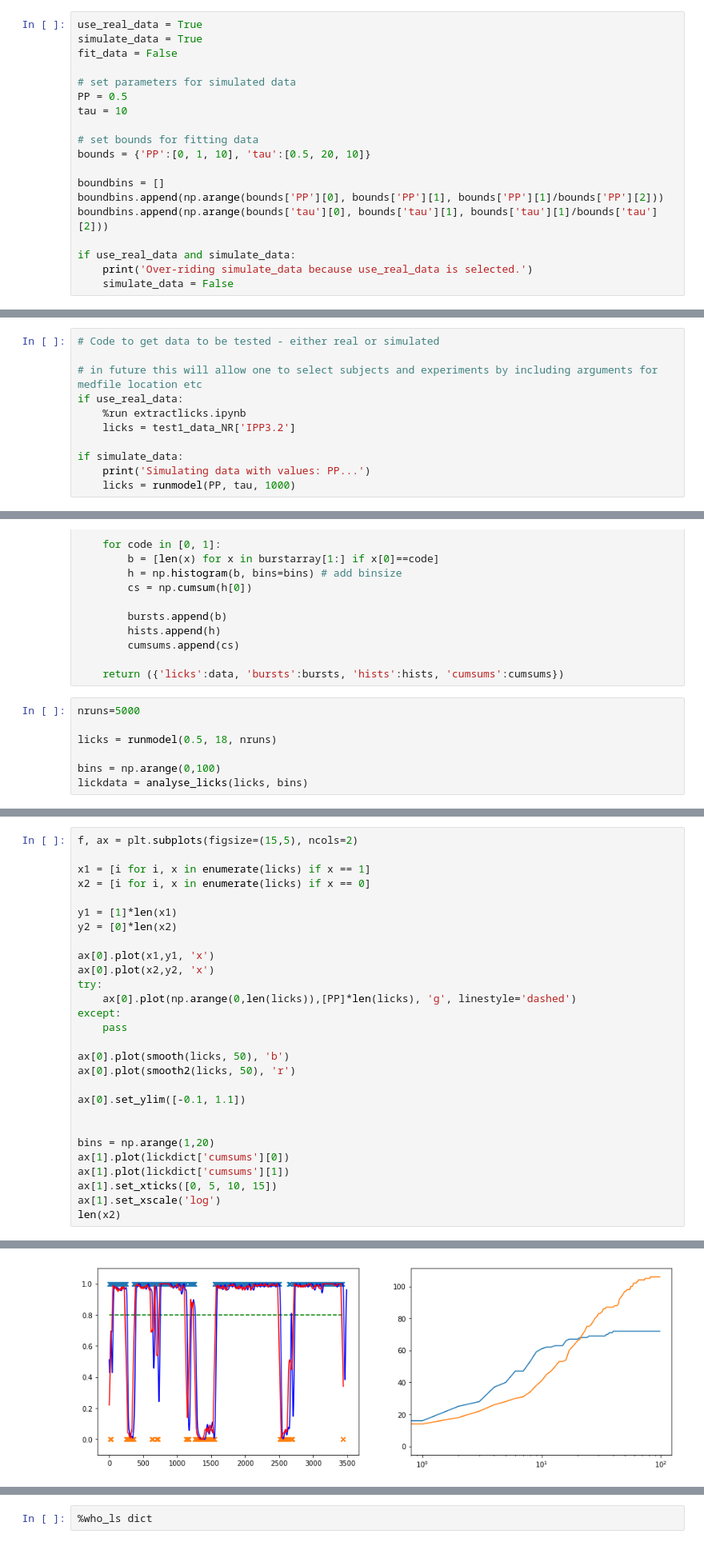
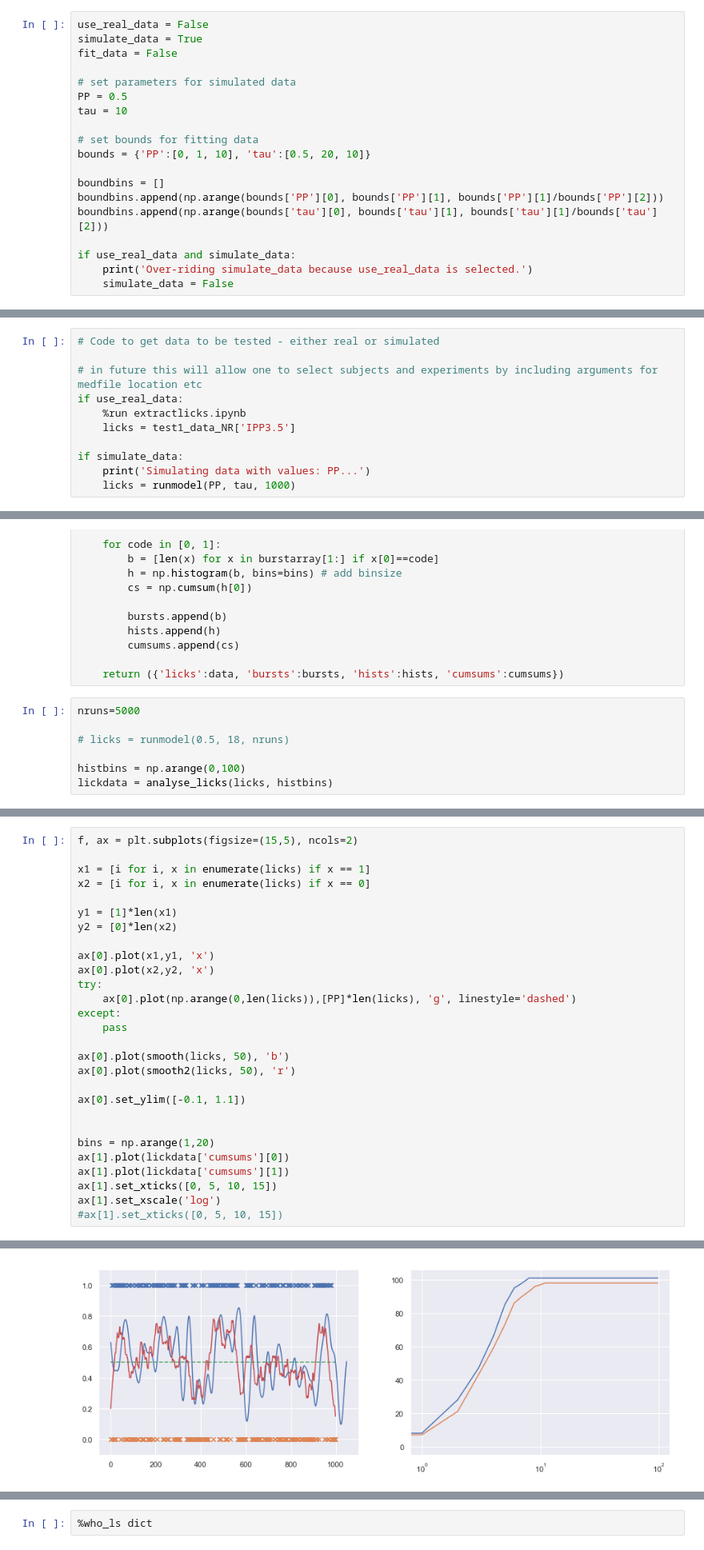
Before and after one commit to mccutcheonlab/lickmodel, a Jupyter notebook: notebooks/lickmodel.ipynb, the cells around one changed output, grey strips where cells are left out. Shown at 80% size. Saved outputs shown, nothing was run; the diff lists cells and outputs as text.

```diff
--- a/notebooks/lickmodel.ipynb
+++ b/notebooks/lickmodel.ipynb
@@ -12,7 +12,7 @@ import matplotlib.gridspec as gridspec
 %matplotlib inline
 %run helperfx
 # %%
-use_real_data = True
+use_real_data = False
 simulate_data = True
 fit_data = False
 
@@ -78,7 +80,7 @@ def update_func(System, licks):
 # in future this will allow one to select subjects and experiments by including arguments for medfile location etc
 if use_real_data:
     %run extractlicks.ipynb
-    licks = test1_data_NR['IPP3.2']
+    licks = test1_data_NR['IPP3.5']
 
 if simulate_data:
     print('Simulating data with values: PP...')
@@ -115,8 +116,8 @@ def analyse_licks(data, bins):
 # %%
 nruns=5000
 
-licks = runmodel(0.5, 18, nruns)
+# licks = runmodel(0.5, 18, nruns)
 
-bins = np.arange(0,100)
-lickdata = analyse_licks(licks, bins)
+histbins = np.arange(0,100)
+lickdata = analyse_licks(licks, histbins)
 # %%
@@ -215,9 +223,9 @@ ax[0].set_ylim([-0.1, 1.1])
 
 
 bins = np.arange(1,20)
-ax[1].plot(lickdict['cumsums'][0])
-ax[1].plot(lickdict['cumsums'][1])
+ax[1].plot(lickdata['cumsums'][0])
+ax[1].plot(lickdata['cumsums'][1])
 ax[1].set_xticks([0, 5, 10, 15])
 ax[1].set_xscale('log')
-len(x2)
+#ax[1].set_xticks([0, 5, 10, 15])
 # %% [output]
@@ -225,4 +232,4 @@ len(x2)
-[figure, old version]
+[figure, new version]
 # %%
 f, ax = plt.subplots()
 
```
Also changed, not shown: parts of 9 cells of this notebook, 1 other file.
